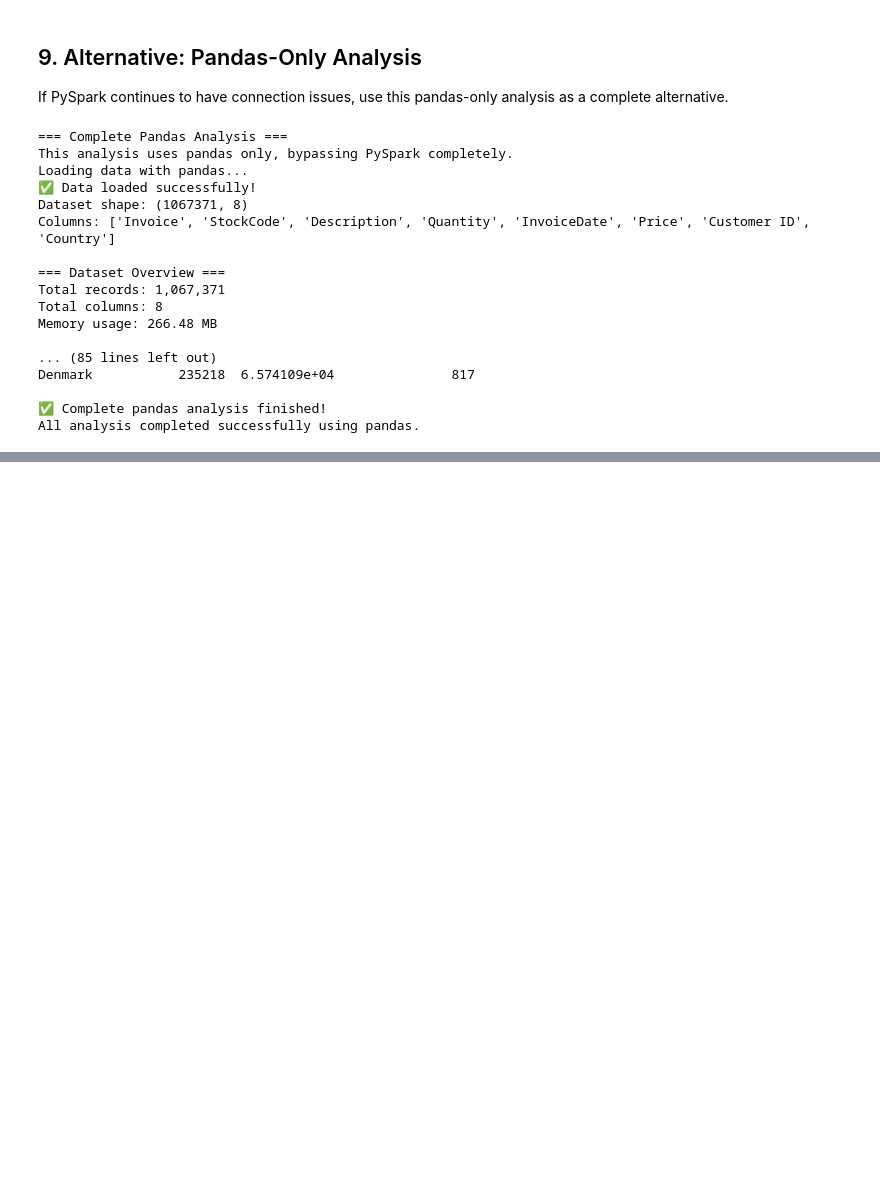
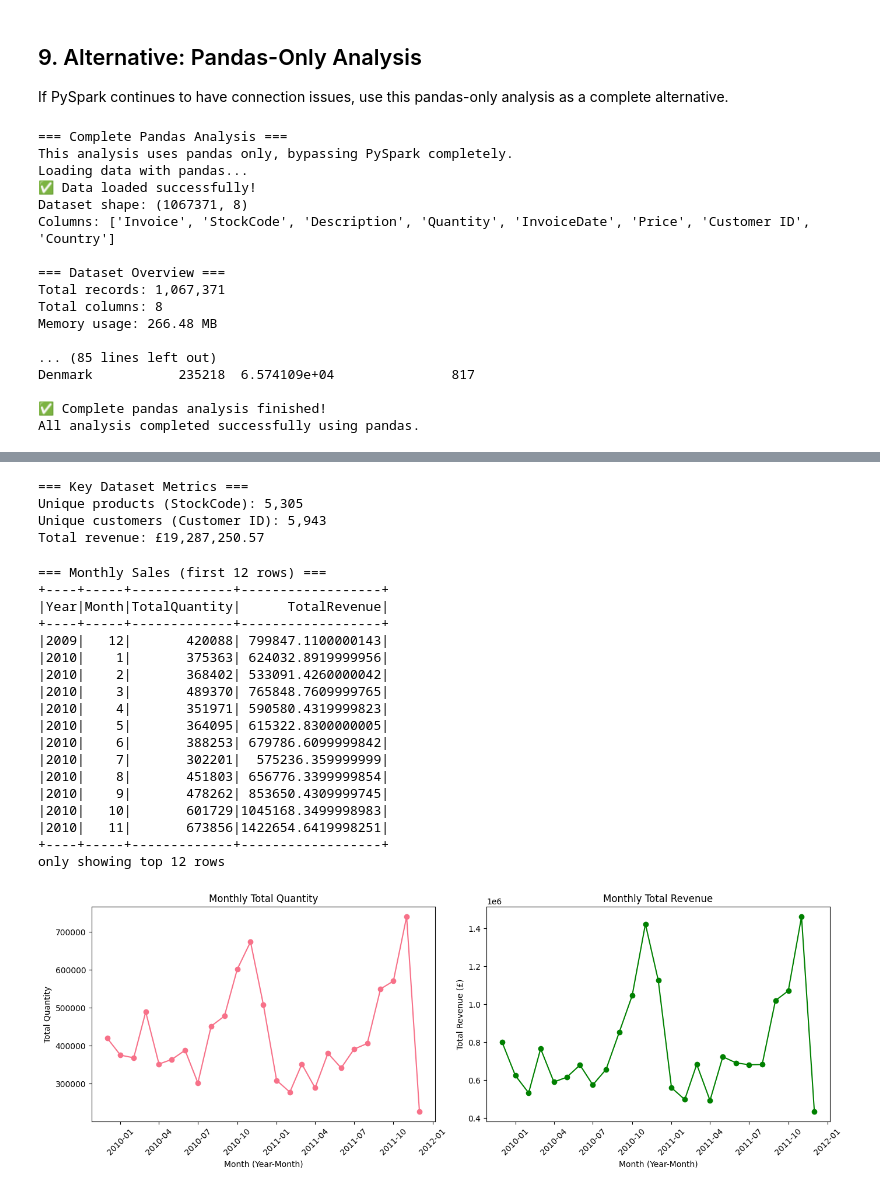
Before and after one commit to Hachi630/BDAS, a Jupyter notebook: Online_Retail_II_Analysis.ipynb, the cells around one changed output, grey strips where cells are left out. Drawn from its saved outputs; the diff is of its cells as text; code cells hidden in the pictures; blank space fills up the shorter version.

```diff
--- a/Online_Retail_II_Analysis.ipynb
+++ b/Online_Retail_II_Analysis.ipynb
@@ -777,0 +1028,75 @@ All analysis completed successfully using pandas.
+# %%
+# 1) Key counts and total revenue
+# Calculate number of distinct products and customers
+unique_products = df.select("StockCode").distinct().count()
+unique_customers = df.select("Customer ID").distinct().count()
+
+# Compute total revenue (Quantity * Price)
+from pyspark.sql import functions as F
+
+total_revenue = df.agg(F.sum(F.col("Quantity") * F.col("Price")).alias("TotalRevenue")).collect()[0]["TotalRevenue"]
+
+print("=== Key Dataset Metrics ===")
+print(f"Unique products (StockCode): {unique_products:,}")
+print(f"Unique customers (Customer ID): {unique_customers:,}")
+print(f"Total revenue: £{total_revenue:,.2f}")
+# %% [output]
+=== Key Dataset Metrics ===
+Unique products (StockCode): 5,305
+Unique customers (Customer ID): 5,943
+Total revenue: £19,287,250.57
+# %%
+# 2) Sales over time (monthly)
+import pandas as pd
+import matplotlib.pyplot as plt
+import seaborn as sns
+sns.set_palette("husl")
+
+monthly_sales = df.groupBy(F.year("InvoiceDate").alias("Year"),
+                           F.month("InvoiceDate").alias("Month")) \
+                  .agg(F.sum("Quantity").alias("TotalQuantity"),
+                       F.sum(F.col("Quantity") * F.col("Price")).alias("TotalRevenue")) \
+                  .orderBy("Year", "Month")
+
+print("=== Monthly Sales (first 12 rows) ===")
+monthly_sales.show(12)
+
+# Plot line chart
+pdf = monthly_sales.toPandas()
+pdf["Date"] = pd.to_datetime(pdf.assign(day=1)[["Year","Month","day"]])
+
+fig, ax = plt.subplots(1,2, figsize=(14,5))
+ax[0].plot(pdf["Date"], pdf["TotalQuantity"], marker='o')
+ax[0].set_title("Monthly Total Quantity")
+ax[0].set_xlabel("Month (Year-Month)")
+ax[0].set_ylabel("Total Quantity")
+ax[0].tick_params(axis='x', rotation=45)
+
+ax[1].plot(pdf["Date"], pdf["TotalRevenue"], color='green', marker='o')
+ax[1].set_title("Monthly Total Revenue")
+ax[1].set_xlabel("Month (Year-Month)")
+ax[1].set_ylabel("Total Revenue (£)")
+ax[1].tick_params(axis='x', rotation=45)
+
+plt.tight_layout()
+plt.show()
+# %% [output]
+=== Monthly Sales (first 12 rows) ===
++----+-----+-------------+------------------+
+|Year|Month|TotalQuantity|      TotalRevenue|
++----+-----+-------------+------------------+
+|2009|   12|       420088| 799847.1100000143|
+|2010|    1|       375363| 624032.8919999956|
+|2010|    2|       368402| 533091.4260000042|
+|2010|    3|       489370| 765848.7609999765|
+|2010|    4|       351971| 590580.4319999823|
+|2010|    5|       364095| 615322.8300000005|
+|2010|    6|       388253| 679786.6099999842|
+|2010|    7|       302201|  575236.359999999|
+|2010|    8|       451803| 656776.3399999854|
+|2010|    9|       478262| 853650.4309999745|
+|2010|   10|       601729|1045168.3499998983|
+|2010|   11|       673856|1422654.6419998251|
++----+-----+-------------+------------------+
+only showing top 12 rows
+[figure, added]
```
Also changed, not shown: parts of 8 cells of this notebook.
